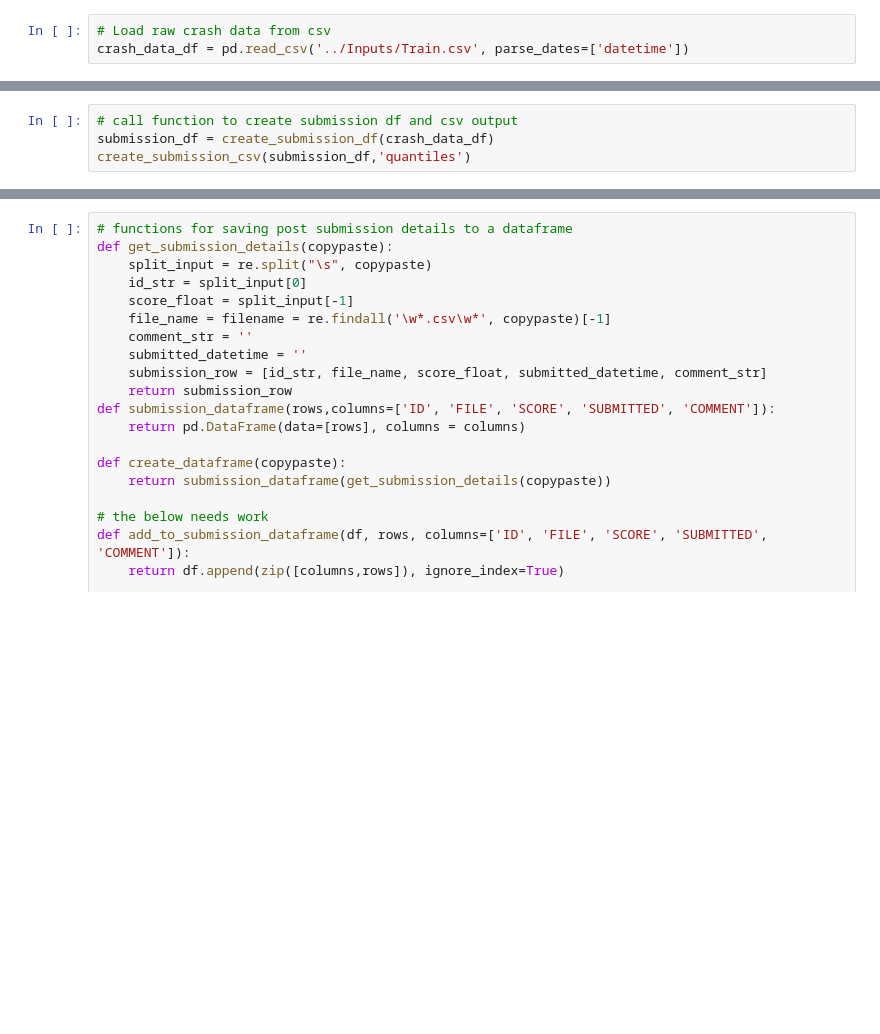
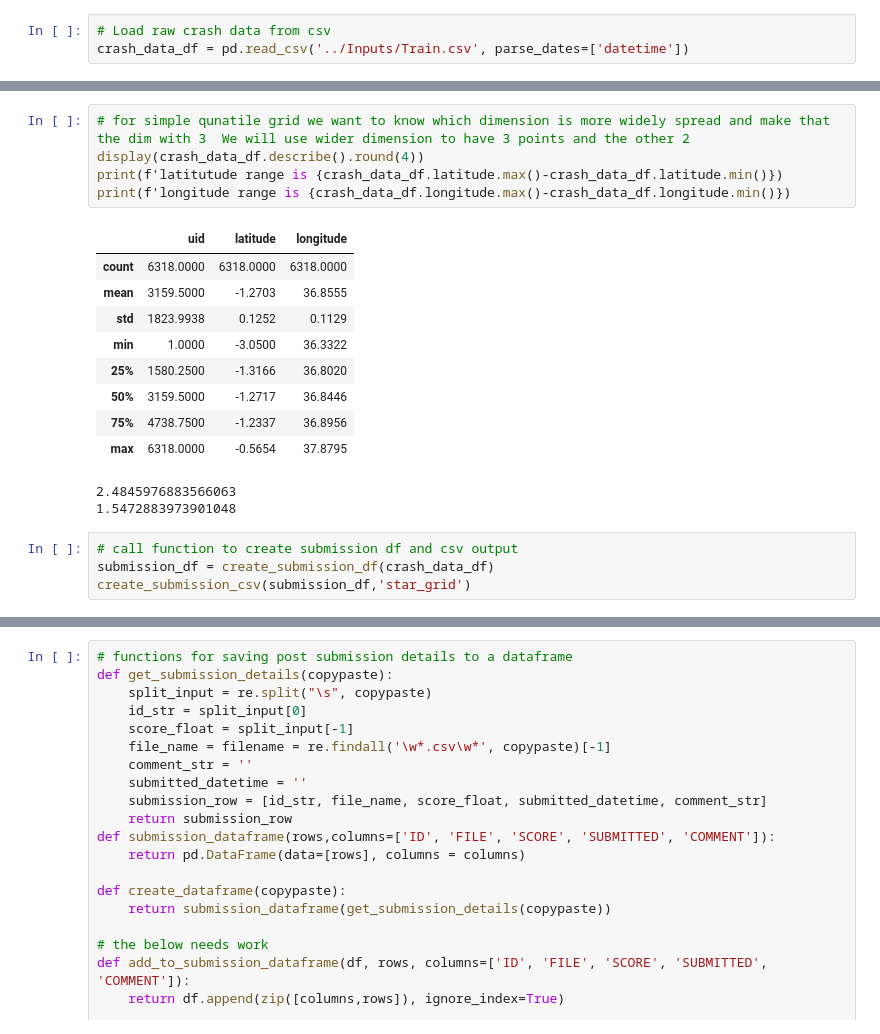
Before and after one commit to AndOleAnd/Capstone_N_A_P, a Jupyter notebook: Notebooks/submission_functions.ipynb, the cells around one changed output, grey strips where cells are left out. Saved outputs shown, nothing was run; the diff lists cells and outputs as text; blank space fills up the shorter version.

```diff
--- a/Notebooks/submission_functions.ipynb
+++ b/Notebooks/submission_functions.ipynb
@@ -46,7 +62,24 @@ Name: longitude, dtype: float64
+# %%
+# for simple qunatile grid we want to know which dimension is more widely spread and make that the dim with 3  We will use wider dimension to have 3 points and the other 2
+display(crash_data_df.describe().round(4))
+print(f'latitutude range is {crash_data_df.latitude.max()-crash_data_df.latitude.min()})
+print(f'longitude range is {crash_data_df.longitude.max()-crash_data_df.longitude.min()})
+# %% [output]
+|  | uid | latitude | longitude |
+| count | 6318.0000 | 6318.0000 | 6318.0000 |
+| mean | 3159.5000 | -1.2703 | 36.8555 |
+| std | 1823.9938 | 0.1252 | 0.1129 |
+| min | 1.0000 | -3.0500 | 36.3322 |
+| 25% | 1580.2500 | -1.3166 | 36.8020 |
+| 50% | 3159.5000 | -1.2717 | 36.8446 |
+| 75% | 4738.7500 | -1.2337 | 36.8956 |
+| max | 6318.0000 | -0.5654 | 37.8795 |
+2.4845976883566063
+1.5472883973901048
 # %%
 # call function to create submission df and csv output
 submission_df = create_submission_df(crash_data_df)
-create_submission_csv(submission_df,'quantiles')
+create_submission_csv(submission_df,'star_grid')
 # %%
 # View contents of submission
 submission_df.head()
```
Also changed, not shown: parts of 5 cells of this notebook, 1 other file.
